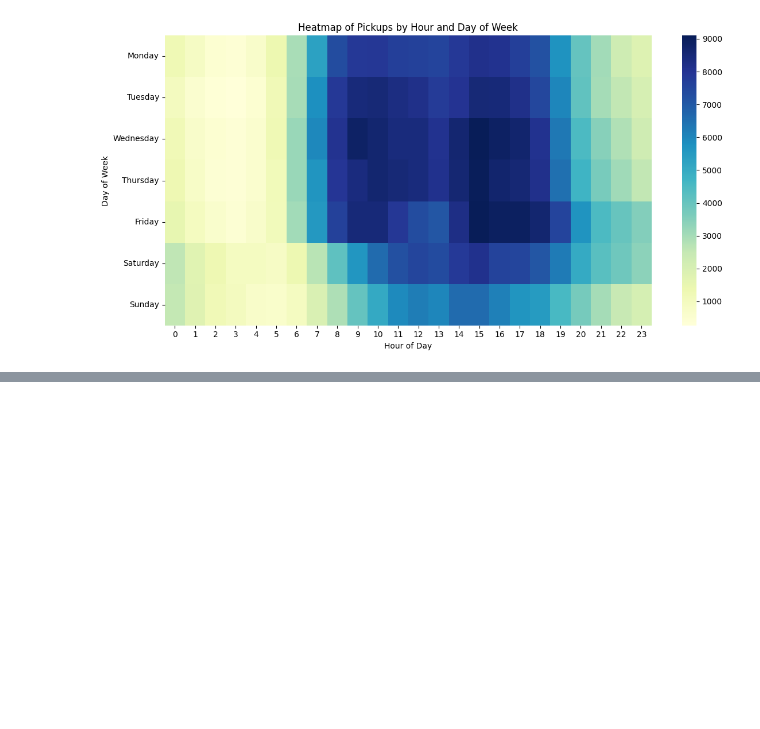
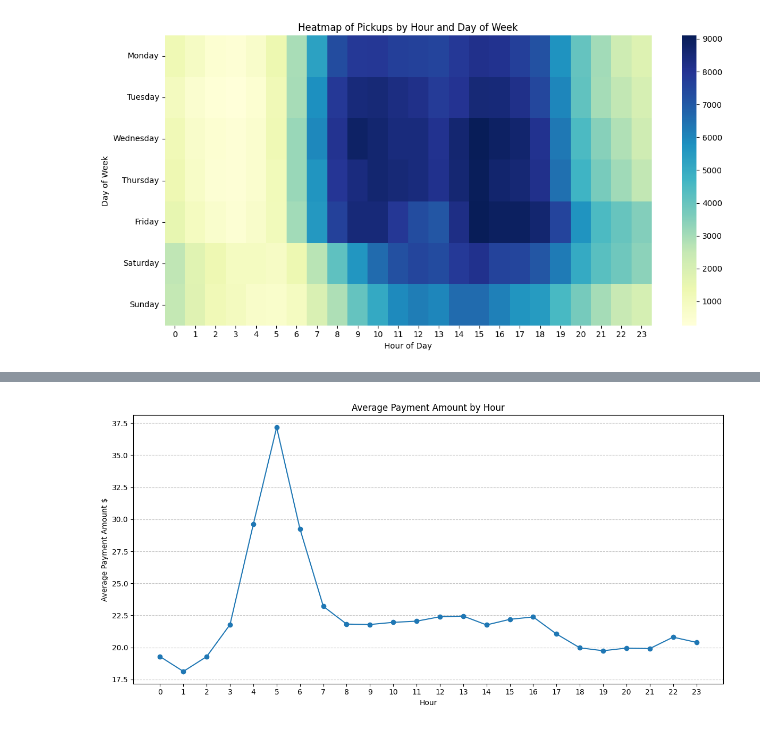
Before and after one commit to amiralimodir/Transportation-Project, a Jupyter notebook: Project.ipynb, the cells around one changed output, grey strips where cells are left out. Saved outputs shown, nothing was run; the diff lists cells and outputs as text; code cells hidden in the pictures; blank space fills up the shorter version.

```diff
--- a/Project.ipynb
+++ b/Project.ipynb
@@ -193,0 +240,13 @@ plt.show()
+# %%
+hour_amount = data.groupby('hour')['total_amount'].mean()
+plt.figure(figsize=(12, 6))
+hour_amount.plot(kind='line', marker='o')
+plt.title('Average Payment Amount by Hour')
+plt.xlabel('Hour')
+plt.ylabel('Average Payment Amount $')
+plt.xticks(range(0, 24))
+plt.grid(axis='y', linestyle='--', alpha=0.7)
+plt.tight_layout()
+plt.show()
+# %% [output]
+[figure, added]
```
Also changed, not shown: parts of 38 cells of this notebook.
